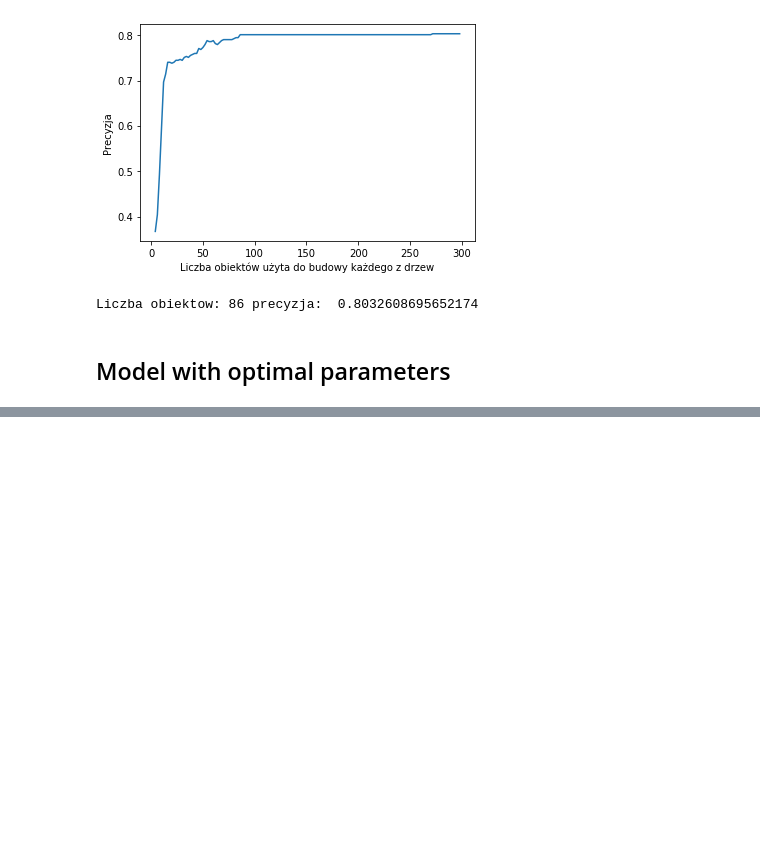
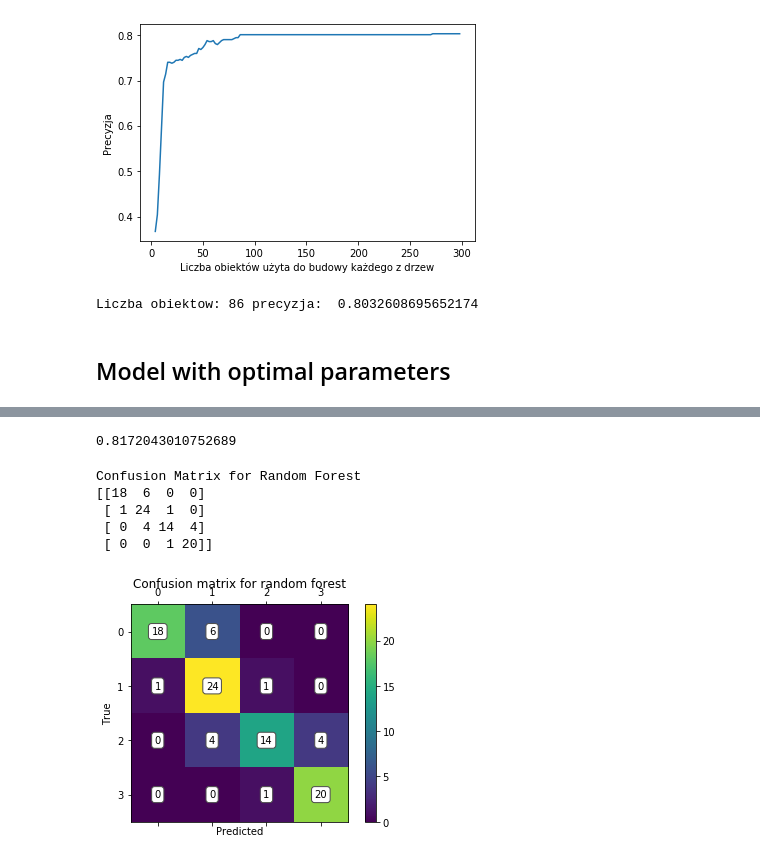
Before and after one commit to paatrycjaa/QoT_estimation, a Jupyter notebook: Testing.ipynb, the cells around one changed output, grey strips where cells are left out. Drawn from its saved outputs; the diff is of its cells as text; code cells hidden in the pictures; blank space fills up the shorter version.

Commit message:
random forest

```diff
--- a/Testing.ipynb
+++ b/Testing.ipynb
@@ -417,0 +414,36 @@ Accuracy of the model:  0.786
+# %%
+X_train, X_test, Y_train, Y_test = train_test_split(X_input,Y_output, test_size=0.2)
+
+rf = RandomForestRegressor(n_estimators = best_treeN, max_depth=best_depth, max_samples=best_bootstrap,bootstrap=True, max_features="auto", random_state = 42)
+rf.fit(X_train, Y_train);
+predictions = rf.predict(X_test)
+predictions=np.round(predictions,0)
+error= predictions==Y_test
+print(np.sum(error)/len(error))
+# %% [output]
+0.8172043010752689
+# %%
+print('Confusion Matrix for Random Forest')
+cm=confusion_matrix(Y_test, predictions)
+print(cm)
+labels=[0,1,2,3]
+fig = plt.figure()
+ax = fig.add_subplot(111)
+cax = ax.matshow(cm)
+for (i, j), z in np.ndenumerate(cm):
+    ax.text(j, i, '{:d}'.format(z), ha='center', va='center',
+            bbox=dict(boxstyle='round', facecolor='white', edgecolor='0.3'))
+plt.title('Confusion matrix for random forest')
+fig.colorbar(cax)
+ax.set_xticklabels([''] + labels)
+ax.set_yticklabels([''] + labels)
+plt.xlabel('Predicted')
+plt.ylabel('True')
+plt.show()
+# %% [output]
+Confusion Matrix for Random Forest
+[[18  6  0  0]
+ [ 1 24  1  0]
+ [ 0  4 14  4]
+ [ 0  0  1 20]]
+[figure, added]
```
Also changed, not shown: parts of 11 cells of this notebook, 1 other file.
